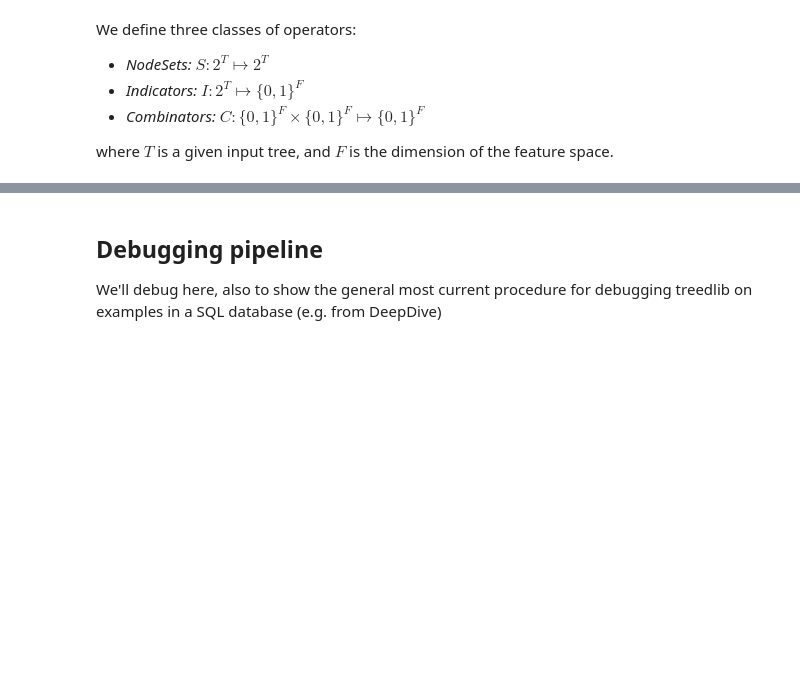
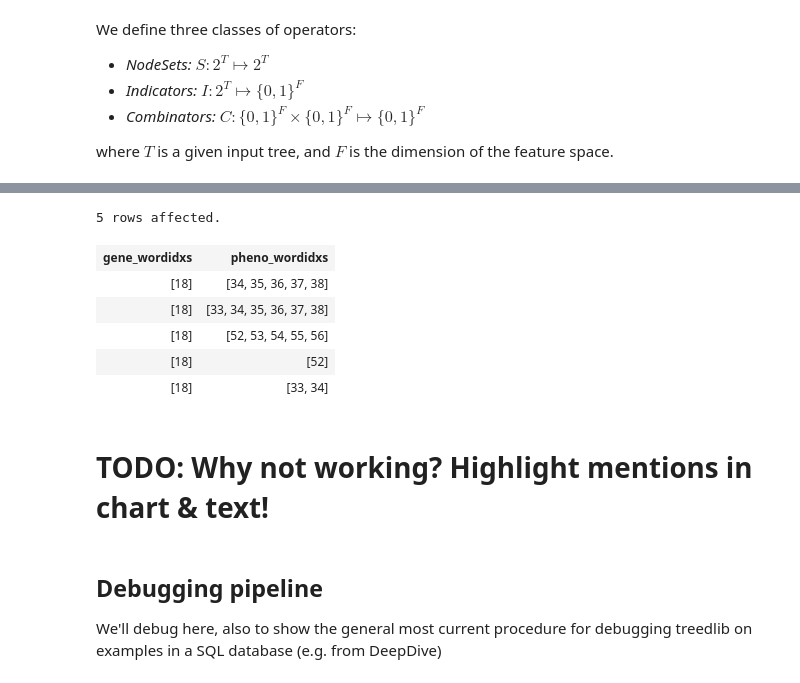
Before and after one commit to HazyResearch/treedlib, a Jupyter notebook: treedlib.ipynb, the cells around one changed output, grey strips where cells are left out. Cells and saved outputs as stored; diff of their text form; code cells hidden in the pictures; blank space fills up the shorter version.

```diff
--- a/treedlib.ipynb
+++ b/treedlib.ipynb
@@ -30,0 +49,13 @@ where $T$ is a given input tree, and $F$ is the dimension of the feature space.
+# %%
+%%sql
+SELECT gene_wordidxs, pheno_wordidxs
+FROM genepheno_causation
+WHERE doc_id = '20142852' AND section_id = 'Body.0' AND sent_id = 107;
+# %% [output]
+5 rows affected.
+| gene_wordidxs | pheno_wordidxs |
+| [18] | [34, 35, 36, 37, 38] |
+| [18] | [33, 34, 35, 36, 37, 38] |
+| [18] | [52, 53, 54, 55, 56] |
+| [18] | [52] |
+| [18] | [33, 34] |
@@ -31,3 +64,5 @@ where $T$ is a given input tree, and $F$ is the dimension of the feature space.
+# %% [markdown]
+# TODO: Why not working?  Highlight mentions in chart & text!
 # %% [markdown]
 ## Debugging pipeline
 
```
Also changed, not shown: parts of 14 cells of this notebook, 1 other file.
